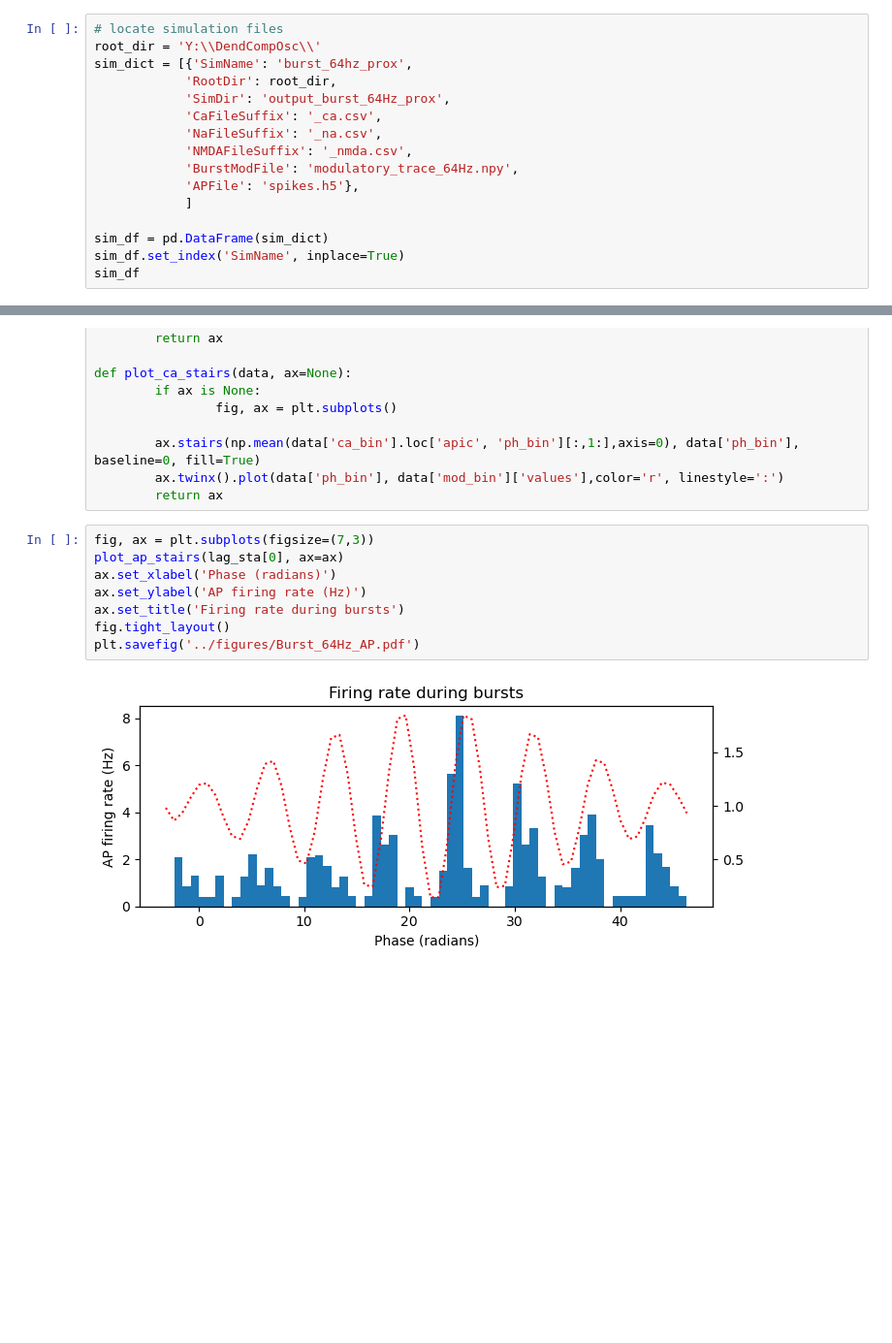
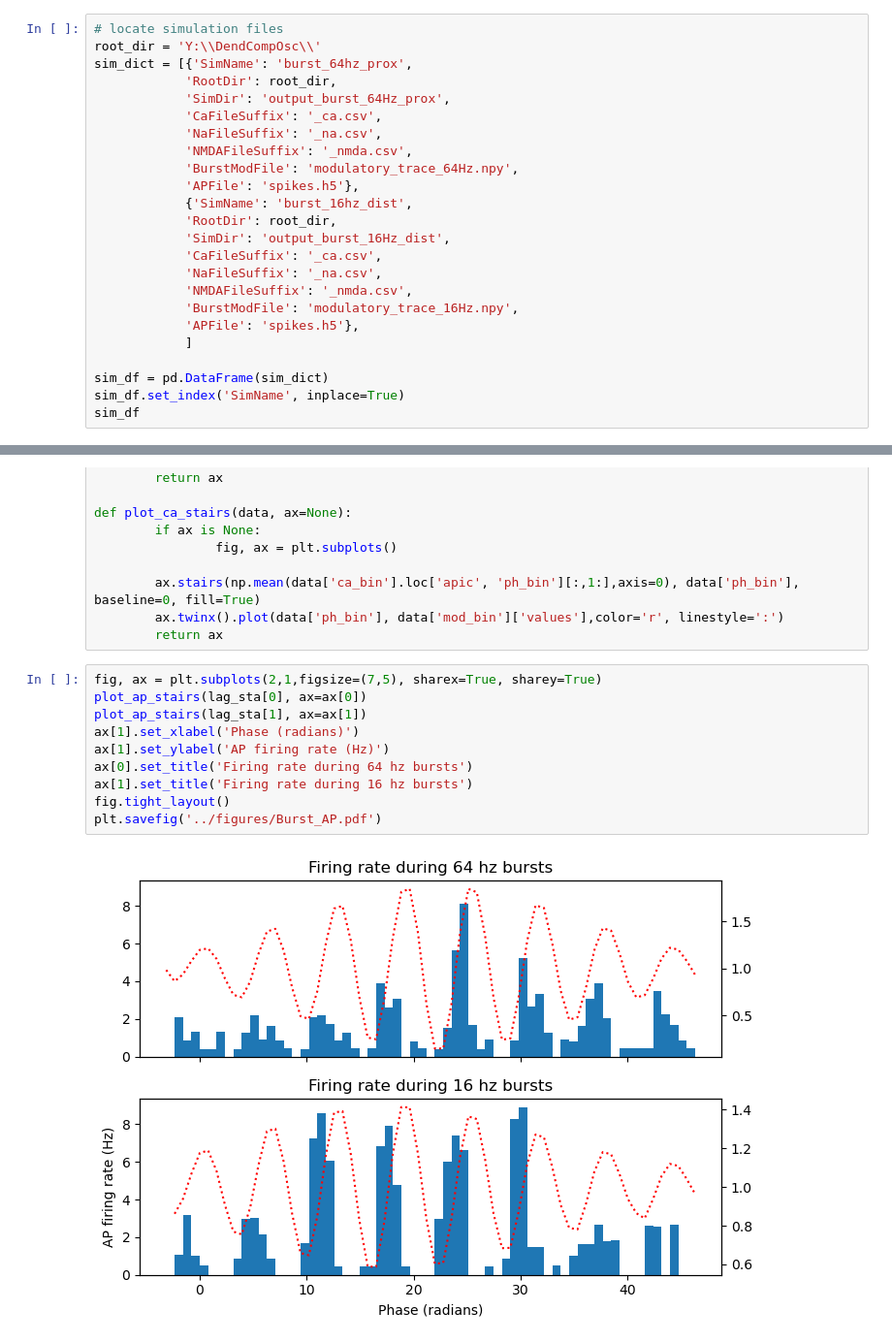
Before and after one commit to dbheadley/InhibOnDendComp, a Jupyter notebook: scripts/DendSpike_OscBursts.ipynb, the cells around one changed output, grey strips where cells are left out. Shown at 97% size. Cells and saved outputs as stored; diff of their text form; blank space fills up the shorter version.

```diff
--- a/scripts/DendSpike_OscBursts.ipynb
+++ b/scripts/DendSpike_OscBursts.ipynb
@@ -52,6 +44,14 @@ sim_dict = [{'SimName': 'burst_64hz_prox',
             'NMDAFileSuffix': '_nmda.csv',
             'BurstModFile': 'modulatory_trace_64Hz.npy',
             'APFile': 'spikes.h5'},
+            {'SimName': 'burst_16hz_dist',
+            'RootDir': root_dir,
+            'SimDir': 'output_burst_16Hz_dist',
+            'CaFileSuffix': '_ca.csv',
+            'NaFileSuffix': '_na.csv',
+            'NMDAFileSuffix': '_nmda.csv',
+            'BurstModFile': 'modulatory_trace_16Hz.npy',
+            'APFile': 'spikes.h5'},
             ]
 
 sim_df = pd.DataFrame(sim_dict)
@@ -151,13 +152,15 @@ def plot_ca_stairs(data, ax=None):
         ax.twinx().plot(data['ph_bin'], data['mod_bin']['values'],color='r', linestyle=':')
         return ax
 # %%
-fig, ax = plt.subplots(figsize=(7,3))
-plot_ap_stairs(lag_sta[0], ax=ax)
-ax.set_xlabel('Phase (radians)')
-ax.set_ylabel('AP firing rate (Hz)')
-ax.set_title('Firing rate during bursts')
+fig, ax = plt.subplots(2,1,figsize=(7,5), sharex=True, sharey=True)
+plot_ap_stairs(lag_sta[0], ax=ax[0])
+plot_ap_stairs(lag_sta[1], ax=ax[1])
+ax[1].set_xlabel('Phase (radians)')
+ax[1].set_ylabel('AP firing rate (Hz)')
+ax[0].set_title('Firing rate during 64 hz bursts')
+ax[1].set_title('Firing rate during 16 hz bursts')
 fig.tight_layout()
-plt.savefig('../figures/Burst_64Hz_AP.pdf')
+plt.savefig('../figures/Burst_AP.pdf')
 # %% [output]
-[figure, old version]
+[figure, new version]
 # %%
```
Also changed, not shown: parts of 11 cells of this notebook, 3 other files.
